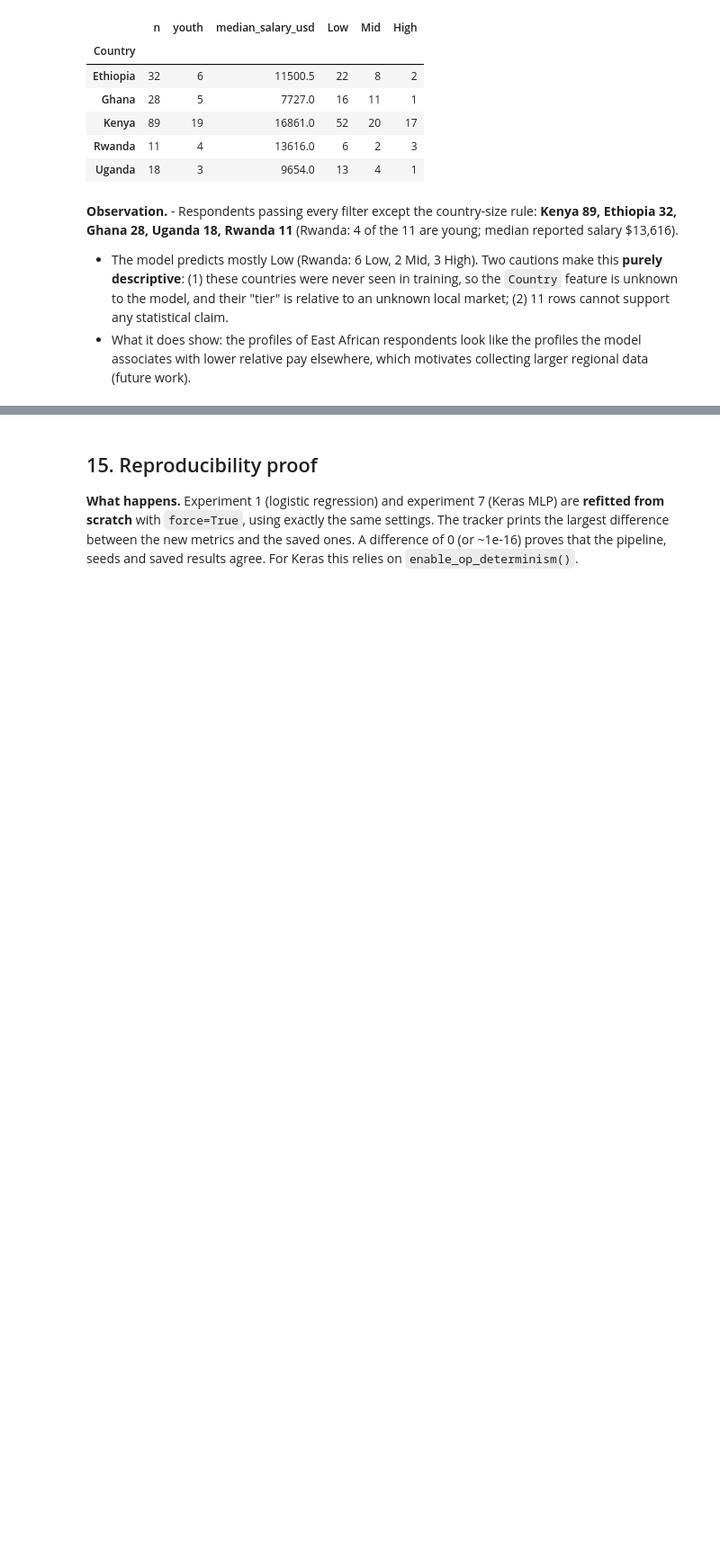
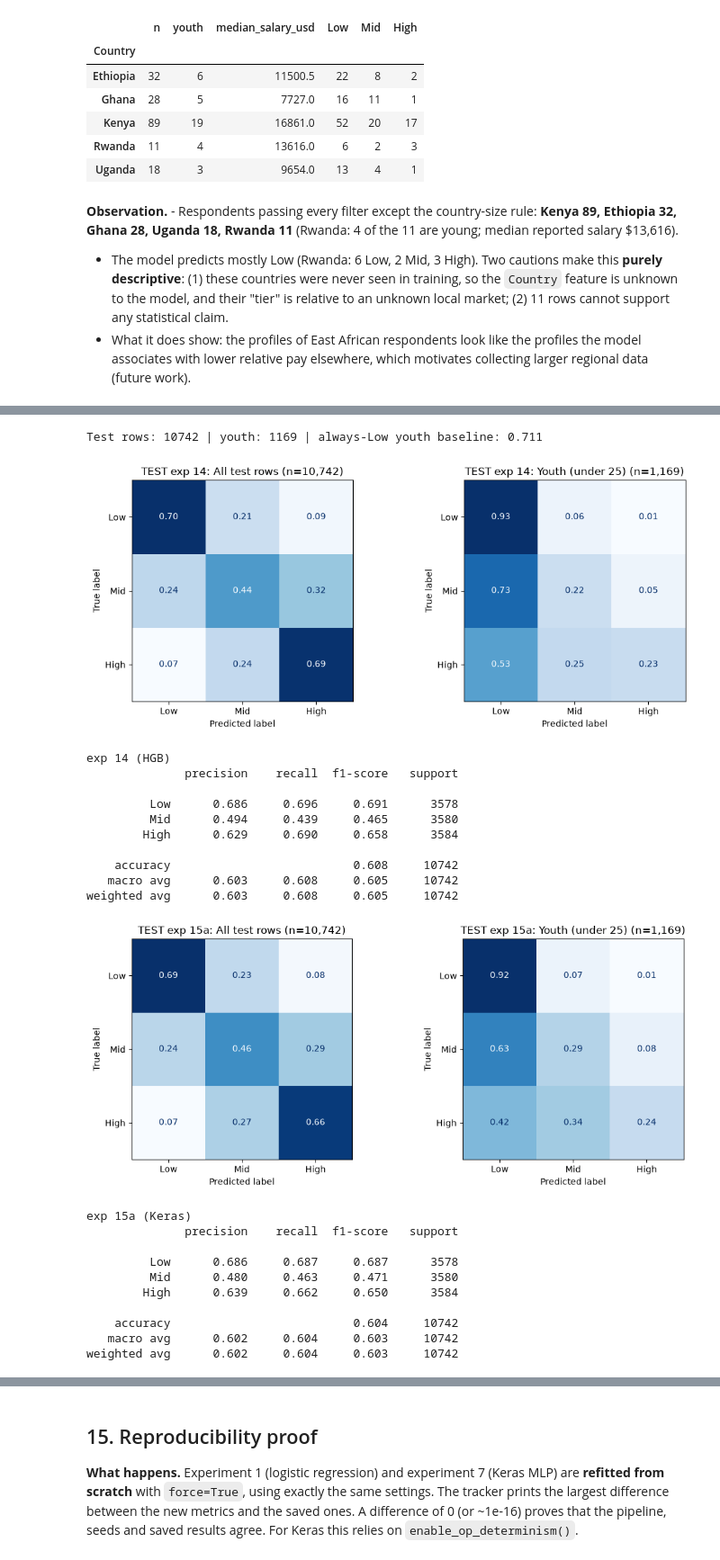
Before and after one commit to dusengepeggy/kodi-pay-summative, a Jupyter notebook: notebooks/01_main_analysis.ipynb, the cells around one changed output, grey strips where cells are left out. Shown at 90% size. Cells and saved outputs as stored; diff of their text form; code cells hidden in the pictures; blank space fills up the shorter version.

Commit message:
eval: one-time test evaluation of exp 14, 15a and ensemble; save best models; pin requirements; README results

```diff
--- a/notebooks/01_main_analysis.ipynb
+++ b/notebooks/01_main_analysis.ipynb
@@ -1625,0 +1640,14 @@ case
+# %%
+from src.evaluation import all_metrics
+
+y_test = test[TARGET].astype(str)
+FINAL = {"exp 14 (HGB)": tracker.load("14"),
+         "exp 15a (Keras)": ktracker.load("15a"),
+         "exp 15 (ensemble)": tracker.load("15")}
+val_f1 = tracker.table().assign(id=lambda t: t["id"].astype(str)).set_index("id")["val_macro_f1"]
+
+test_results = pd.DataFrame({name: all_metrics(m, test, y_test) for name, m in FINAL.items()}).T
+test_results.insert(0, "val_macro_f1", [val_f1["14"], val_f1["15a"], val_f1["15"]])
+test_results["macro_f1_drop_val_to_test"] = test_results["val_macro_f1"] - test_results["macro_f1"]
+test_results.round(4).to_csv("../results/test_results.csv")
+test_results.round(3)
@@ -1625,0 +1659,35 @@ case
+# %%
+youth_test = test["IsYouth"].to_numpy()
+print("Test rows:", len(test), "| youth:", int(youth_test.sum()),
+      "| always-Low youth baseline:", round((y_test[youth_test] == "Low").mean(), 3))
+for name, m in FINAL.items():
+    slug = name.split()[1]
+    pred = m.predict(test)
+    plot_confusions(y_test, pred, {"All test rows": np.ones(len(test), bool), "Youth (under 25)": youth_test},
+                    f"TEST exp {slug}: ", name=f"test_confusion_exp{slug}.png"); plt.show()
+    print(name); print(classification_report(y_test, pred, labels=TIER_ORDER, digits=3))
+plot_roc_pr(FINAL["exp 15 (ensemble)"], test, y_test, "(TEST, exp 15 ensemble)", name="test_roc_pr_ensemble.png"); plt.show()
+# %% [output]
+Test rows: 10742 | youth: 1169 | always-Low youth baseline: 0.711
+[figure, added]
+exp 14 (HGB)
+              precision    recall  f1-score   support
+
+         Low      0.686     0.696     0.691      3578
+         Mid      0.494     0.439     0.465      3580
+        High      0.629     0.690     0.658      3584
+
+    accuracy                          0.608     10742
+   macro avg      0.603     0.608     0.605     10742
+weighted avg      0.603     0.608     0.605     10742
+[figure, added]
+exp 15a (Keras)
+              precision    recall  f1-score   support
+
+         Low      0.686     0.687     0.687      3578
+         Mid      0.480     0.463     0.471      3580
+        High      0.639     0.662     0.650      3584
+
+    accuracy                          0.604     10742
+   macro avg      0.602     0.604     0.603     10742
+weighted avg      0.602     0.604     0.603     10742
```
Also changed, not shown: parts of 10 cells of this notebook, 46 other files.
